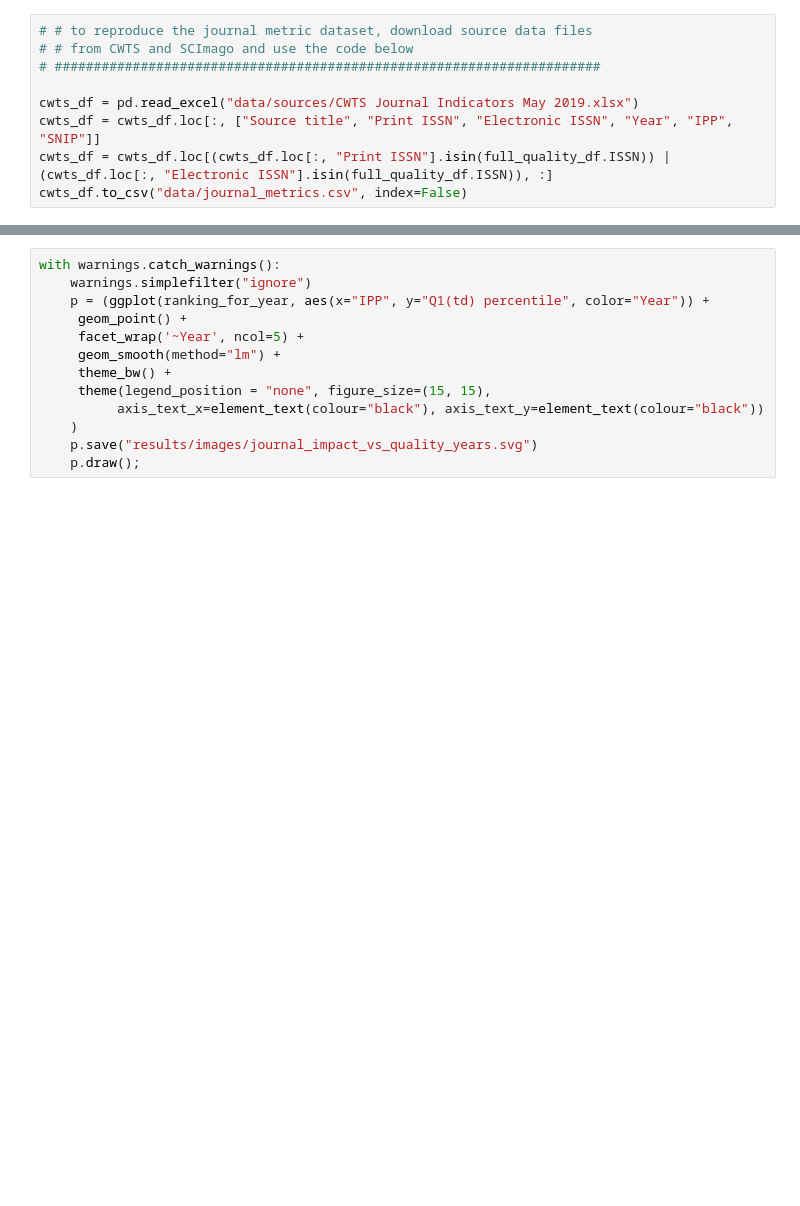
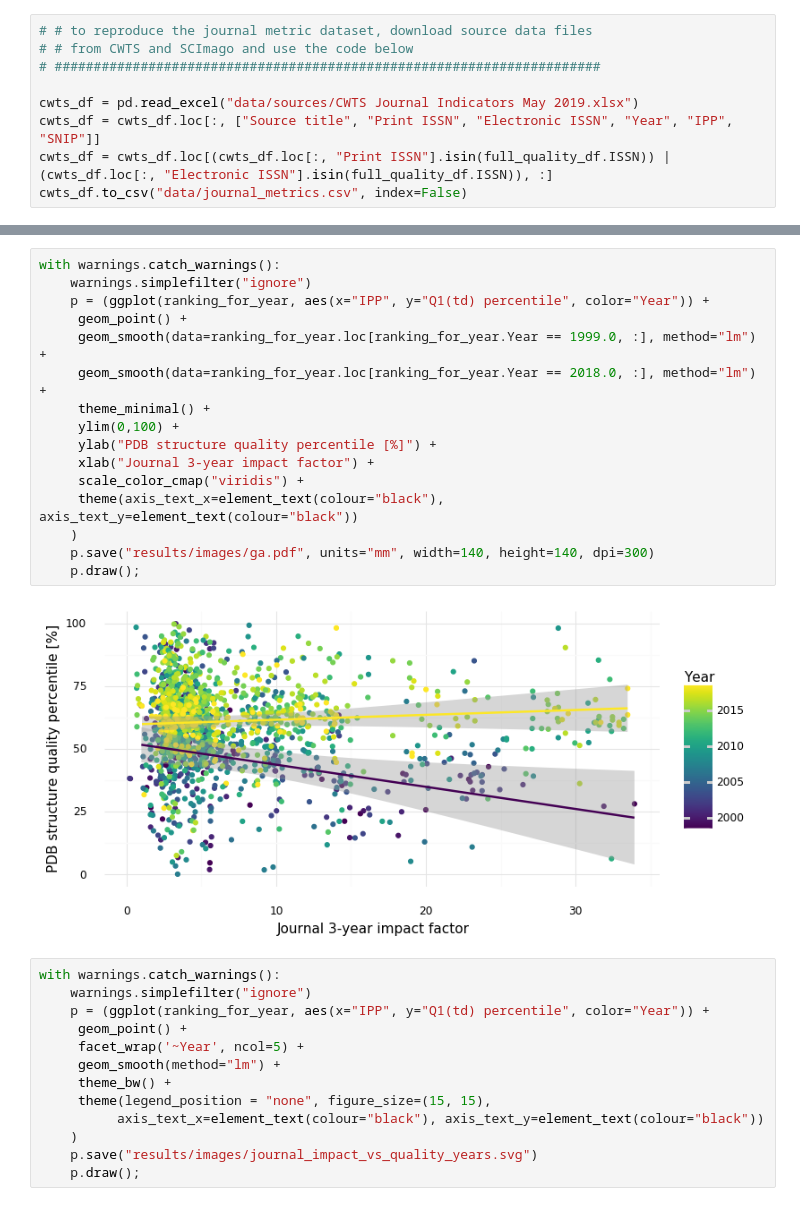
Before and after one commit to dabrze/pdb_structure_quality, a Jupyter notebook: PDB analysis.ipynb, the cells around one changed output, grey strips where cells are left out. Saved outputs shown, nothing was run; the diff lists cells and outputs as text; blank space fills up the shorter version.

```diff
--- a/PDB analysis.ipynb
+++ b/PDB analysis.ipynb
@@ -1053,3 +1060,21 @@ with warnings.catch_warnings():
+# %%
+with warnings.catch_warnings():
+    warnings.simplefilter("ignore")
+    p = (ggplot(ranking_for_year, aes(x="IPP", y="Q1(td) percentile", color="Year")) +
+     geom_point() +
+     geom_smooth(data=ranking_for_year.loc[ranking_for_year.Year == 1999.0, :], method="lm") +
+     geom_smooth(data=ranking_for_year.loc[ranking_for_year.Year == 2018.0, :], method="lm") +
+     theme_minimal() +
+     ylim(0,100) +
+     ylab("PDB structure quality percentile [%]") +
+     xlab("Journal 3-year impact factor") +
+     scale_color_cmap("viridis") +
+     theme(axis_text_x=element_text(colour="black"), axis_text_y=element_text(colour="black"))
+    )
+    p.save("results/images/ga.pdf", units="mm", width=140, height=140, dpi=300)
+    p.draw();
+# %% [output]
+[figure, added]
 # %%
 with warnings.catch_warnings():
     warnings.simplefilter("ignore")
```
Also changed, not shown: parts of 10 cells of this notebook, 9 other files.
